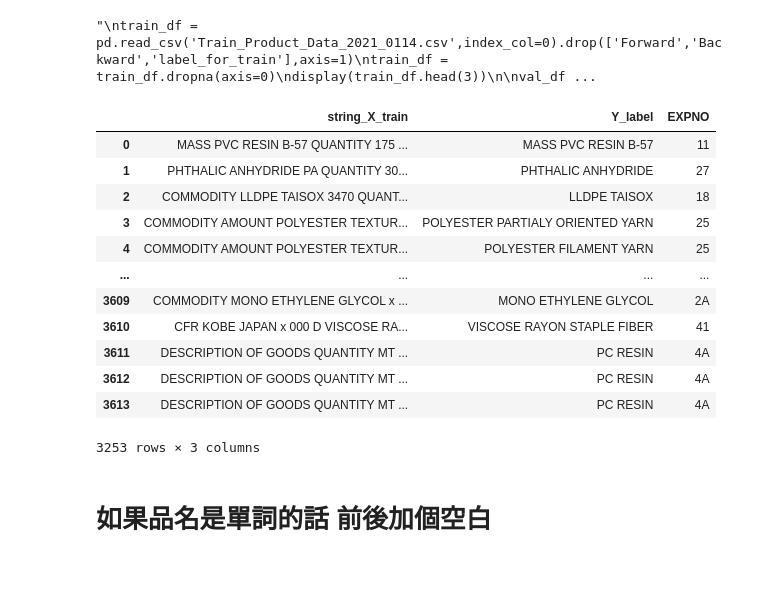
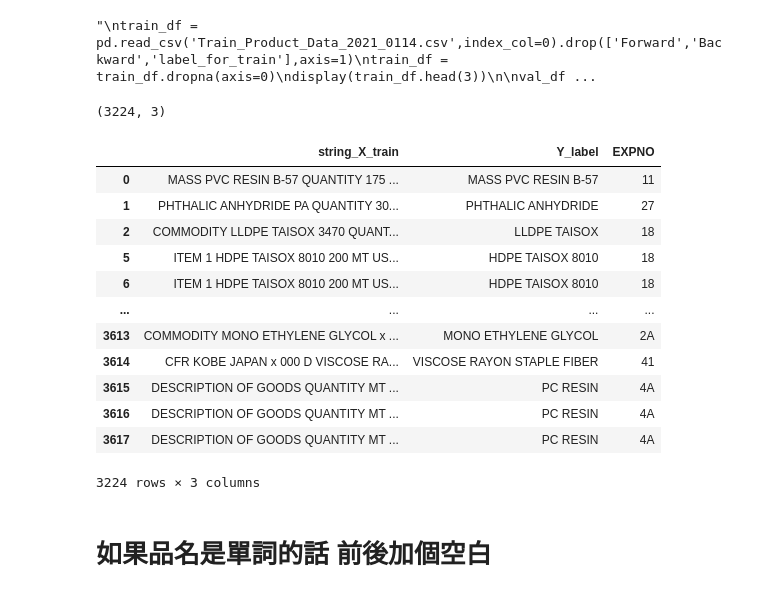
Before and after one commit to skywalker0803r/Product_Data_SQuAD, a Jupyter notebook: Collection method-plus-bert.ipynb, the cells around one changed output. Drawn from its saved outputs; the diff is of its cells as text; code cells hidden in the pictures.

```diff
--- a/Collection method-plus-bert.ipynb
+++ b/Collection method-plus-bert.ipynb
@@ -104,23 +104,25 @@ display(val_df.head(3))
 品名2部門 = dict(zip(df['品名'],df['公司事業部門']))
 品名2代號 = dict(zip(df['品名'],df['公司代號']))
 # %%
-val_df = pd.read_csv('preprocess_for_SQUAD_wordninja.csv',index_col=0)[['45A','Y_label','EXPNO']]
+val_df = pd.read_csv('preprocess_for_SQUAD_product.csv',index_col=0)[['45A','Y_label','EXPNO']]
+print(val_df.shape)
 val_df.columns = ['string_X_train','Y_label','EXPNO']
 val_df
 # %% [output]
+(3224, 3)
 |  | string_X_train | Y_label | EXPNO |
 | 0 | MASS PVC RESIN B-57 QUANTITY 175 ... | MASS PVC RESIN B-57 | 11 |
 | 1 | PHTHALIC ANHYDRIDE PA QUANTITY 30... | PHTHALIC ANHYDRIDE | 27 |
 | 2 | COMMODITY LLDPE TAISOX 3470 QUANT... | LLDPE TAISOX | 18 |
-| 3 | COMMODITY AMOUNT POLYESTER TEXTUR... | POLYESTER PARTIALY ORIENTED YARN | 25 |
-| 4 | COMMODITY AMOUNT POLYESTER TEXTUR... | POLYESTER FILAMENT YARN | 25 |
+| 5 | ITEM 1 HDPE TAISOX 8010 200 MT US... | HDPE TAISOX 8010 | 18 |
+| 6 | ITEM 1 HDPE TAISOX 8010 200 MT US... | HDPE TAISOX 8010 | 18 |
 | ... | ... | ... | ... |
-| 3609 | COMMODITY MONO ETHYLENE GLYCOL x ... | MONO ETHYLENE GLYCOL | 2A |
-| 3610 | CFR KOBE JAPAN x 000 D VISCOSE RA... | VISCOSE RAYON STAPLE FIBER | 41 |
-| 3611 | DESCRIPTION OF GOODS QUANTITY MT ... | PC RESIN | 4A |
-| 3612 | DESCRIPTION OF GOODS QUANTITY MT ... | PC RESIN | 4A |
-| 3613 | DESCRIPTION OF GOODS QUANTITY MT ... | PC RESIN | 4A |
+| 3613 | COMMODITY MONO ETHYLENE GLYCOL x ... | MONO ETHYLENE GLYCOL | 2A |
+| 3614 | CFR KOBE JAPAN x 000 D VISCOSE RA... | VISCOSE RAYON STAPLE FIBER | 41 |
+| 3615 | DESCRIPTION OF GOODS QUANTITY MT ... | PC RESIN | 4A |
+| 3616 | DESCRIPTION OF GOODS QUANTITY MT ... | PC RESIN | 4A |
+| 3617 | DESCRIPTION OF GOODS QUANTITY MT ... | PC RESIN | 4A |
-3253 rows × 3 columns
+3224 rows × 3 columns
 # %%
 train_df = val_df
 # %% [markdown]
```
Also changed, not shown: parts of 25 cells of this notebook.
